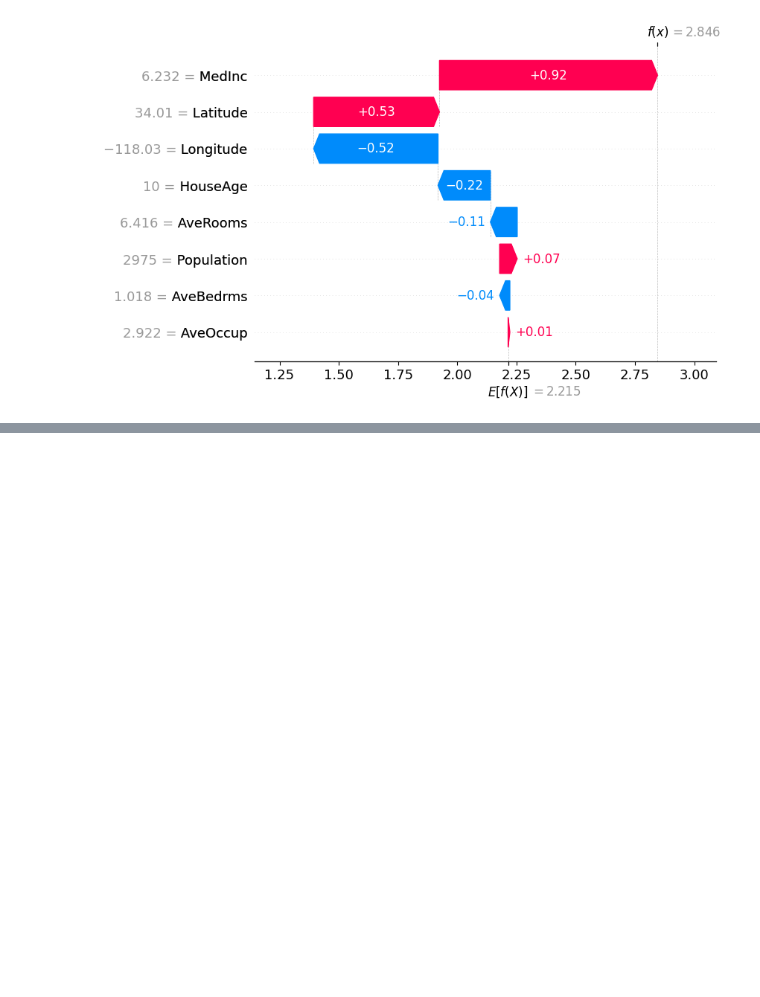
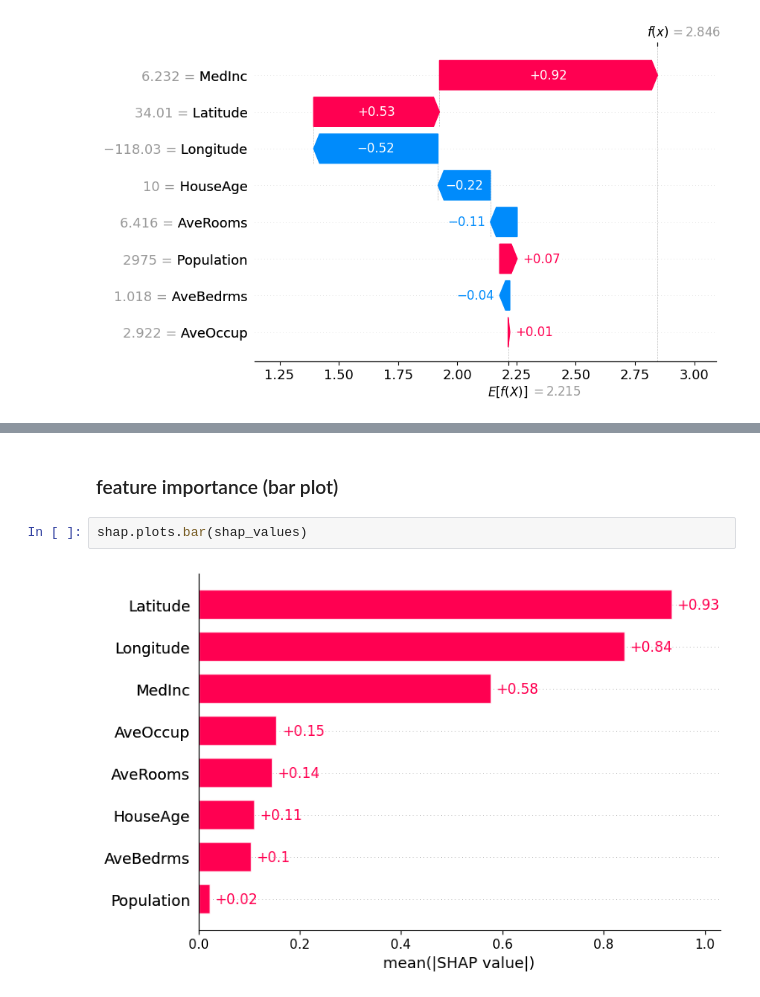
Before and after one commit to senthilkumarimuth/gists, a Jupyter notebook: artificial_intelligence/explainability/shap/logistic_reg.ipynb, the cells around one changed output, grey strips where cells are left out. Drawn from its saved outputs; the diff is of its cells as text; blank space fills up the shorter version.

```diff
--- a/artificial_intelligence/explainability/shap/logistic_reg.ipynb
+++ b/artificial_intelligence/explainability/shap/logistic_reg.ipynb
@@ -71,0 +114,6 @@ shap.plots.waterfall(shap_values[sample_ind], max_display=14)
+# %% [markdown]
+### feature importance (bar plot)
+# %%
+shap.plots.bar(shap_values)
+# %% [output]
+[figure, added]
```
Also changed, not shown: parts of 24 cells of this notebook, 2 other files.
